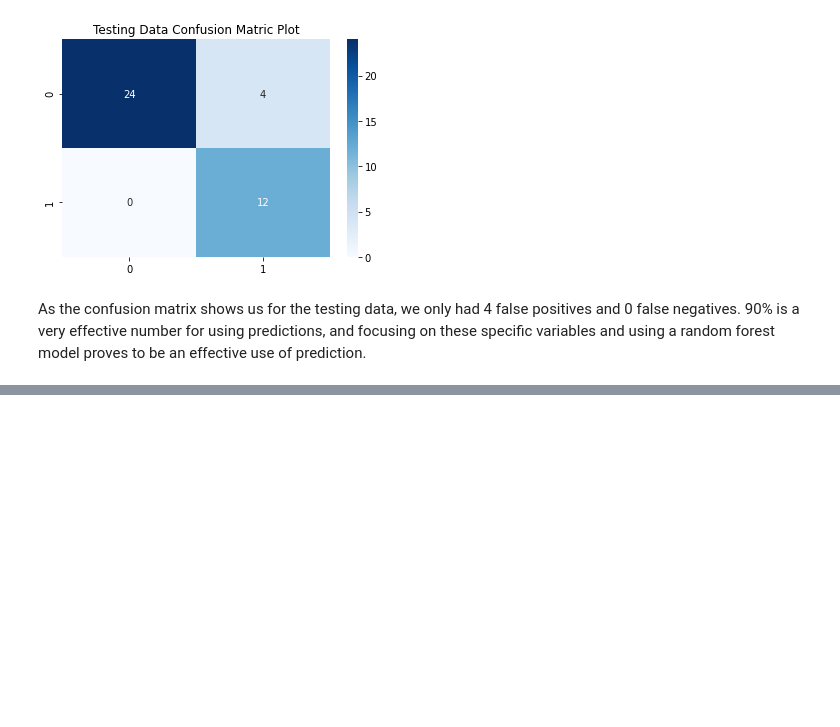
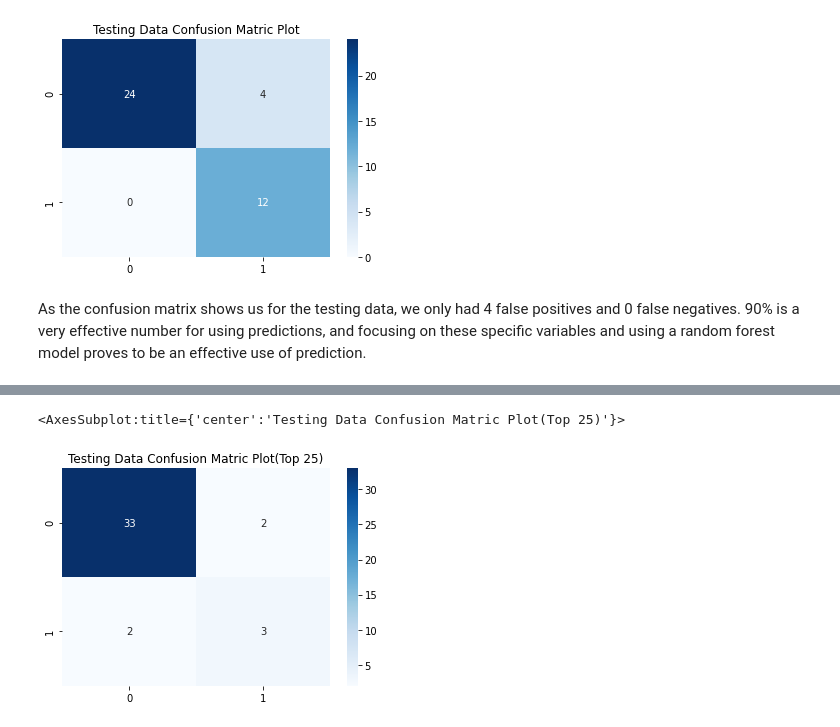
Before and after one commit to asetti2002/NFL-Reciever-Analysis, a Jupyter notebook: DSFinal_Gautham.ipynb, the cells around one changed output, grey strips where cells are left out. Drawn from its saved outputs; the diff is of its cells as text; code cells hidden in the pictures; blank space fills up the shorter version.

```diff
--- a/DSFinal_Gautham.ipynb
+++ b/DSFinal_Gautham.ipynb
@@ -203,0 +249,6 @@ As the confusion matrix shows us for the testing data, we only had 4 false posit
+# %%
+plt.title("Testing Data Confusion Matric Plot(Top 25)")
+sns.heatmap(c_test2, annot = True, fmt = '1', cmap = "Blues")
+# %% [output]
+<AxesSubplot:title={'center':'Testing Data Confusion Matric Plot(Top 25)'}>
+[figure, added]
```
Also changed, not shown: parts of 6 cells of this notebook.
